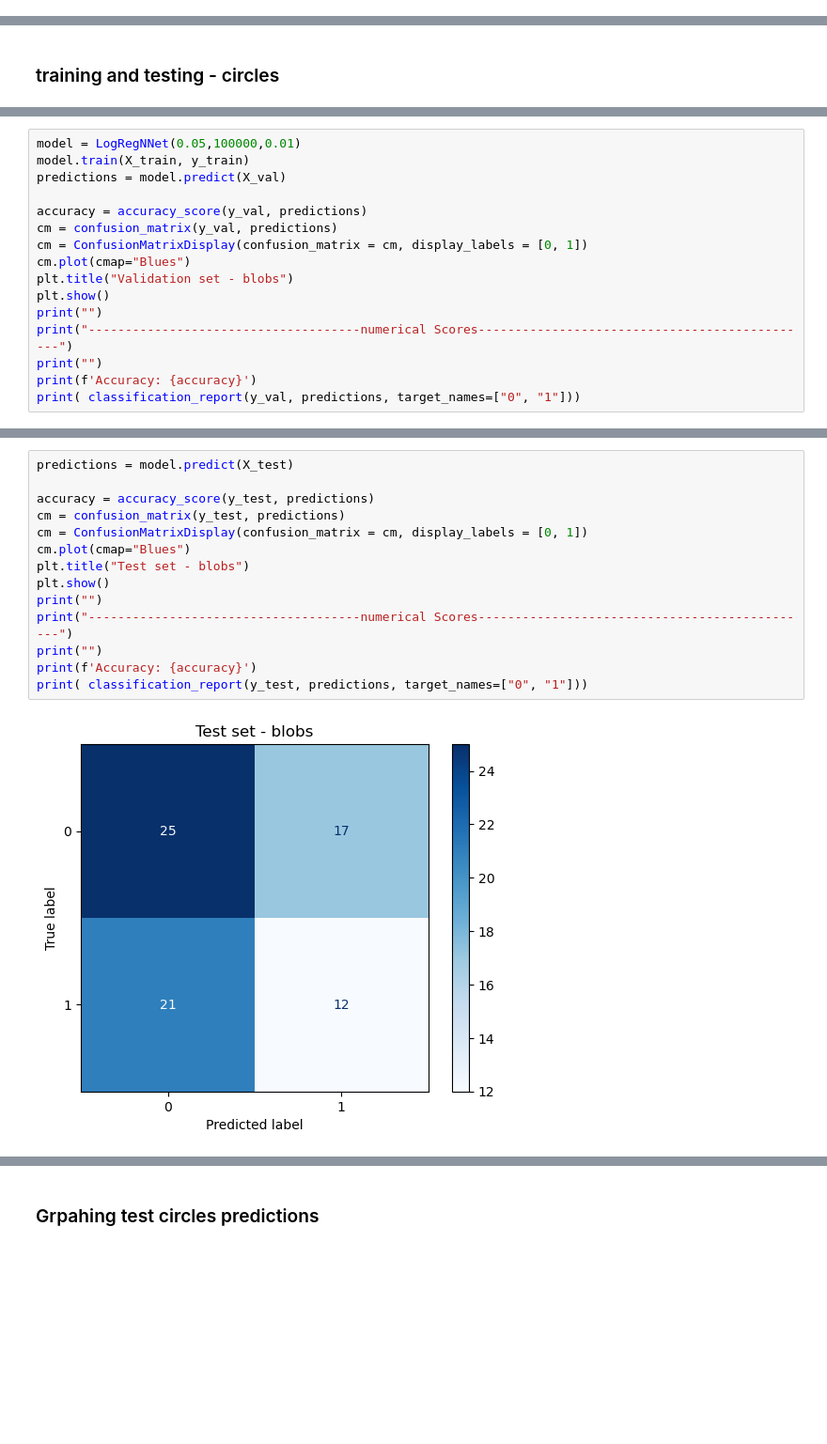
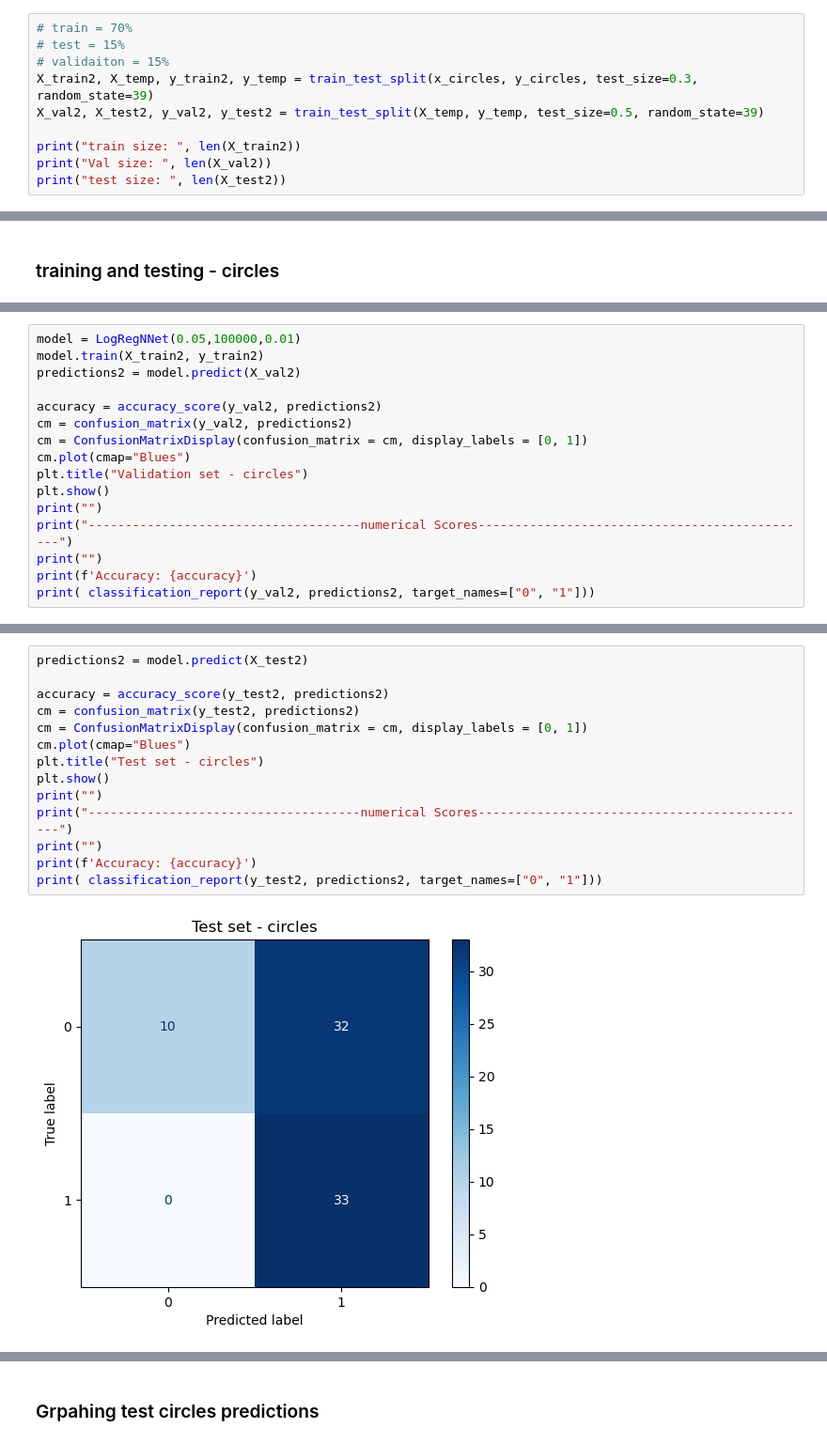
Before and after one commit to Liam-Caffrey/Coded-NN, a Jupyter notebook: deep learning/Assignment1_LiamCaffrey.ipynb, the cells around one changed output, grey strips where cells are left out. Shown at 94% size. Drawn from its saved outputs; the diff is of its cells as text; blank space fills up the shorter version.

```diff
--- a/deep learning/Assignment1_LiamCaffrey.ipynb
+++ b/deep learning/Assignment1_LiamCaffrey.ipynb
@@ -37,0 +54,10 @@ def lossfunction(y, y_hat):
+# %%
+# train = 70%
+# test = 15%
+# validaiton = 15%
+X_train2, X_temp, y_train2, y_temp = train_test_split(x_circles, y_circles, test_size=0.3, random_state=39)
+X_val2, X_test2, y_val2, y_test2 = train_test_split(X_temp, y_temp, test_size=0.5, random_state=39)
+
+print("train size: ", len(X_train2))
+print("Val size: ", len(X_val2))
+print("test size: ", len(X_test2))
@@ -362,17 +365,17 @@ test size:  75
 # %%
 model = LogRegNNet(0.05,100000,0.01)
-model.train(X_train, y_train)
-predictions = model.predict(X_val)
+model.train(X_train2, y_train2)
+predictions2 = model.predict(X_val2)
 
-accuracy = accuracy_score(y_val, predictions)
-cm = confusion_matrix(y_val, predictions)
+accuracy = accuracy_score(y_val2, predictions2)
+cm = confusion_matrix(y_val2, predictions2)
 cm = ConfusionMatrixDisplay(confusion_matrix = cm, display_labels = [0, 1])
 cm.plot(cmap="Blues")
-plt.title("Validation set - blobs")
+plt.title("Validation set - circles")
 plt.show()
 print("")
 print("-------------------------------------numerical Scores----------------------------------------------")
 print("")
 print(f'Accuracy: {accuracy}')
-print( classification_report(y_val, predictions, target_names=["0", "1"]))
+print( classification_report(y_val2, predictions2, target_names=["0", "1"]))
 # %% [output]
@@ -392,18 +395,18 @@ weighted avg       0.39      0.39      0.39        75
 # %%
-predictions = model.predict(X_test)
+predictions2 = model.predict(X_test2)
 
-accuracy = accuracy_score(y_test, predictions)
-cm = confusion_matrix(y_test, predictions)
+accuracy = accuracy_score(y_test2, predictions2)
+cm = confusion_matrix(y_test2, predictions2)
 cm = ConfusionMatrixDisplay(confusion_matrix = cm, display_labels = [0, 1])
 cm.plot(cmap="Blues")
-plt.title("Test set - blobs")
+plt.title("Test set - circles")
 plt.show()
 print("")
 print("-------------------------------------numerical Scores----------------------------------------------")
 print("")
 print(f'Accuracy: {accuracy}')
-print( classification_report(y_test, predictions, target_names=["0", "1"]))
+print( classification_report(y_test2, predictions2, target_names=["0", "1"]))
 # %% [output]
-[figure, old version]
+[figure, new version]
 -------------------------------------numerical Scores----------------------------------------------
 
```
Also changed, not shown: parts of 32 cells of this notebook.
